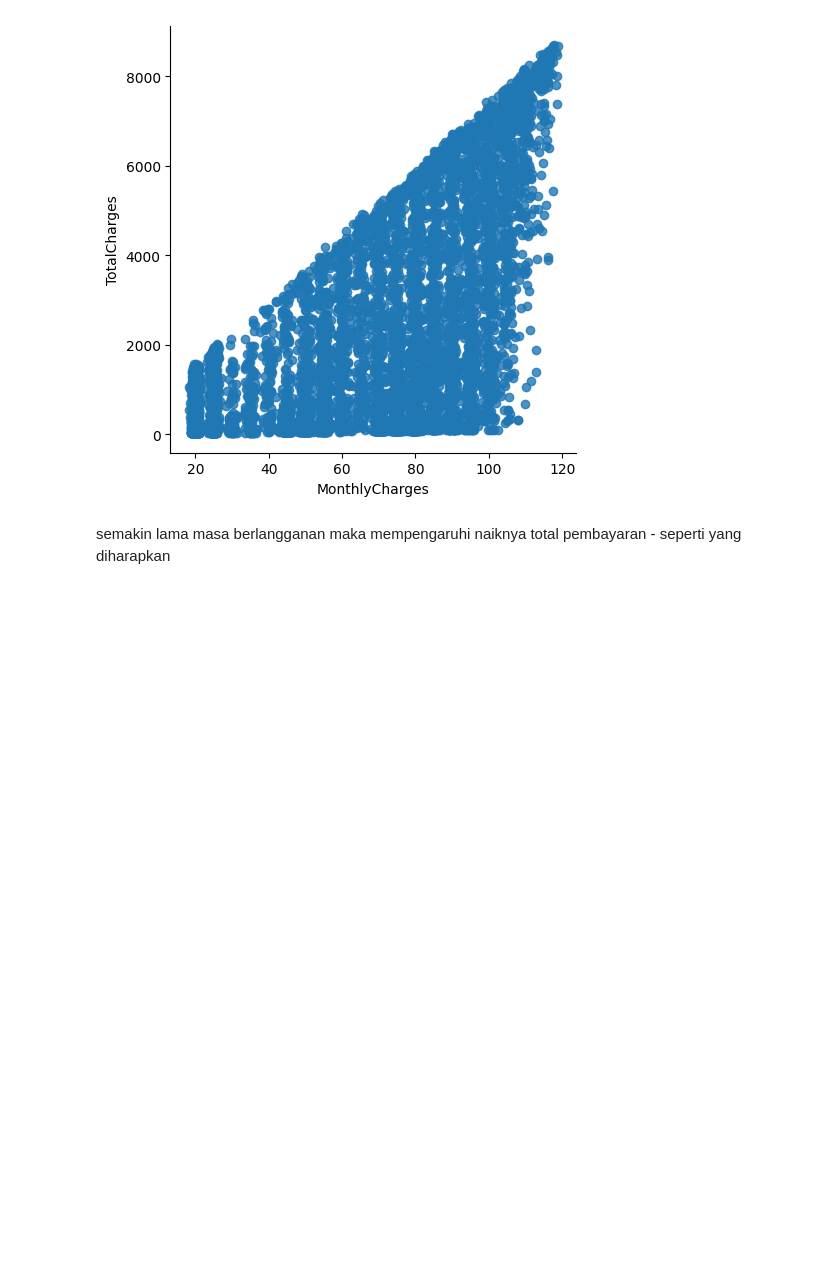
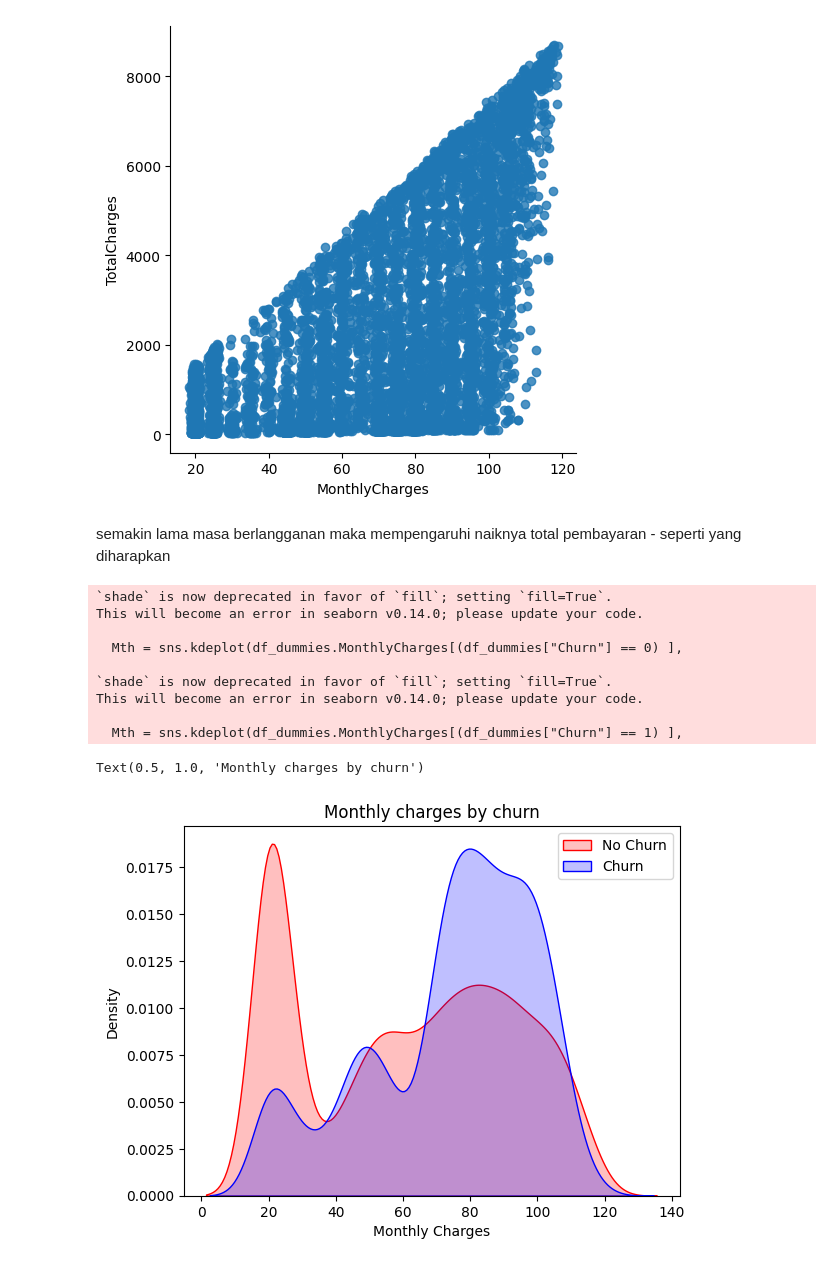
Before and after one commit to cevinpratama/MachineLearning, a Jupyter notebook: Classification/Churn_analysis/main.ipynb, the cells around one changed output. Saved outputs shown, nothing was run; the diff lists cells and outputs as text; code cells hidden in the pictures; blank space fills up the shorter version.

Commit message:
feat(main): Churn by Monthly Charges and Total Charges

```diff
--- a/Classification/Churn_analysis/main.ipynb
+++ b/Classification/Churn_analysis/main.ipynb
@@ -286,3 +286,24 @@ sns.lmplot(data=df_dummies, x='MonthlyCharges', y='TotalCharges', fit_reg=False)
 [figure]
 # %% [markdown]
 semakin lama masa berlangganan maka mempengaruhi naiknya total pembayaran - seperti yang diharapkan
+# %%
+Mth = sns.kdeplot(df_dummies.MonthlyCharges[(df_dummies["Churn"] == 0) ],
+                color="Red", shade = True)
+Mth = sns.kdeplot(df_dummies.MonthlyCharges[(df_dummies["Churn"] == 1) ],
+                ax =Mth, color="Blue", shade= True)
+Mth.legend(["No Churn","Churn"],loc='upper right')
+Mth.set_ylabel('Density')
+Mth.set_xlabel('Monthly Charges')
+Mth.set_title('Monthly charges by churn')
+# %% [output]
+`shade` is now deprecated in favor of `fill`; setting `fill=True`.
+This will become an error in seaborn v0.14.0; please update your code.
+
+  Mth = sns.kdeplot(df_dummies.MonthlyCharges[(df_dummies["Churn"] == 0) ],
+
+`shade` is now deprecated in favor of `fill`; setting `fill=True`.
+This will become an error in seaborn v0.14.0; please update your code.
+
+  Mth = sns.kdeplot(df_dummies.MonthlyCharges[(df_dummies["Churn"] == 1) ],
+Text(0.5, 1.0, 'Monthly charges by churn')
+[figure, added]
```
